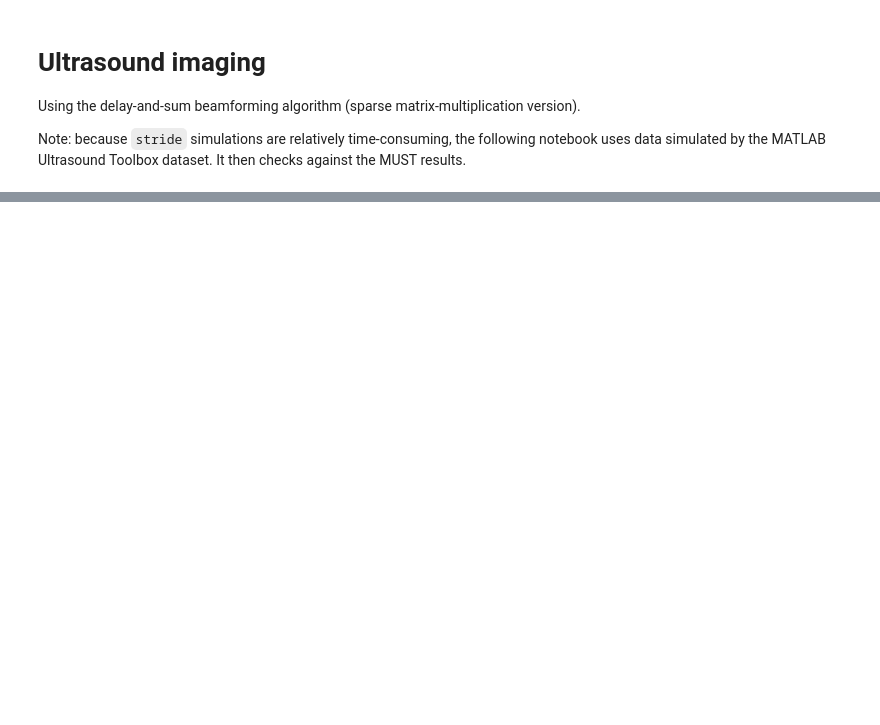
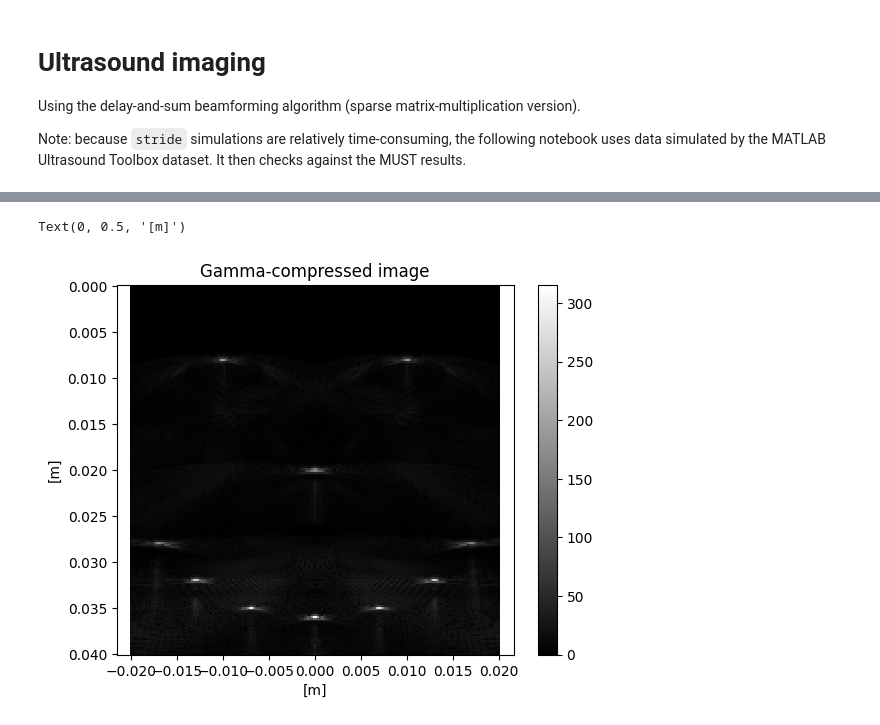
Before and after one commit to agencyenterprise/neurotechdevkit, a Jupyter notebook: notebooks/imaging.ipynb, the cells around one changed output, grey strips where cells are left out. Saved outputs shown, nothing was run; the diff lists cells and outputs as text; code cells hidden in the pictures; blank space fills up the shorter version.

```diff
--- a/notebooks/imaging.ipynb
+++ b/notebooks/imaging.ipynb
@@ -73,0 +124,18 @@ Text(0, 0.5, '[m]')
+# %%
+# Plot the beamformed IQ signals
+plt.pcolormesh(
+    must_data["xi"],
+    must_data["zi"],
+    np.abs(iq_signals_beamformed.sum(axis=-1))**0.5,
+#         bmode(iq_signals_beamformed.sum(axis=-1)),
+    cmap='gray'
+)
+plt.colorbar()
+plt.axis('equal')
+plt.gca().invert_yaxis()  # Invert the y-axis to flip the image vertically
+plt.title('Gamma-compressed image')
+plt.xlabel('[m]')
+plt.ylabel('[m]')
+# %% [output]
+Text(0, 0.5, '[m]')
+[figure, added]
```
Also changed, not shown: parts of 10 cells of this notebook.
